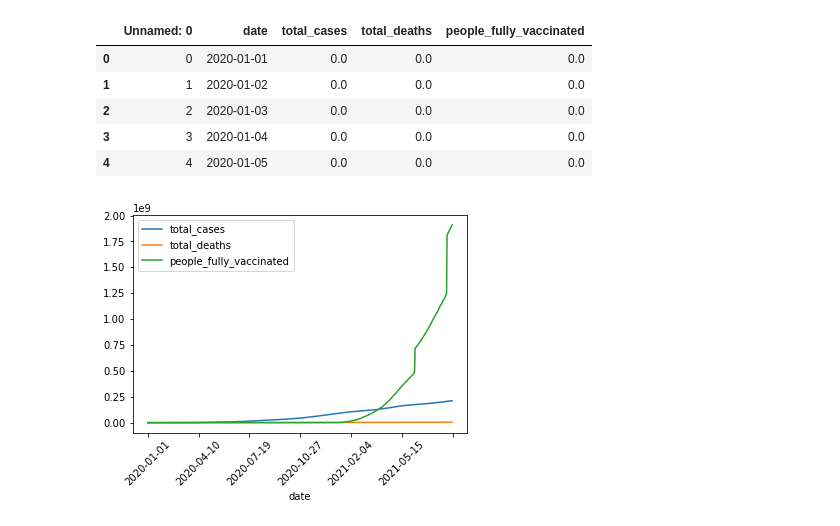
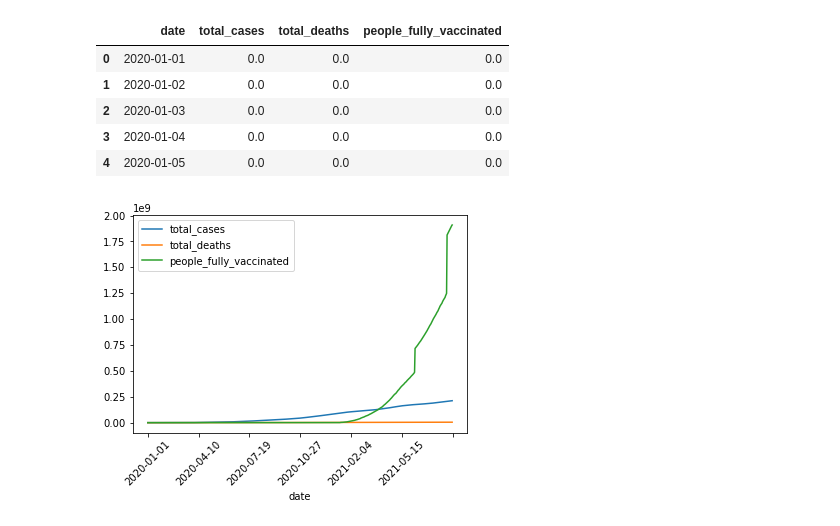
Before and after one commit to snkty8/Test_COVID_Project, a Jupyter notebook: Visuals.ipynb, the cells around one changed output. Cells and saved outputs as stored; diff of their text form; code cells hidden in the pictures.

```diff
--- a/Visuals.ipynb
+++ b/Visuals.ipynb
@@ -4,15 +4,14 @@ import numpy as np
 import matplotlib.pyplot as plt
 # %%
 date_df = pd.read_csv("./Resources/total_cases_per_date.csv")
-date_df.drop(['Unnamed: 0'], axis = 1)
 date_df.head()
 # %% [output]
-|  | Unnamed: 0 | date | total_cases | total_deaths | people_fully_vaccinated |
-| 0 | 0 | 2020-01-01 | 0.0 | 0.0 | 0.0 |
-| 1 | 1 | 2020-01-02 | 0.0 | 0.0 | 0.0 |
-| 2 | 2 | 2020-01-03 | 0.0 | 0.0 | 0.0 |
-| 3 | 3 | 2020-01-04 | 0.0 | 0.0 | 0.0 |
-| 4 | 4 | 2020-01-05 | 0.0 | 0.0 | 0.0 |
+|  | date | total_cases | total_deaths | people_fully_vaccinated |
+| 0 | 2020-01-01 | 0.0 | 0.0 | 0.0 |
+| 1 | 2020-01-02 | 0.0 | 0.0 | 0.0 |
+| 2 | 2020-01-03 | 0.0 | 0.0 | 0.0 |
+| 3 | 2020-01-04 | 0.0 | 0.0 | 0.0 |
+| 4 | 2020-01-05 | 0.0 | 0.0 | 0.0 |
 # %%
 date_df.plot(x='date', y=['total_cases', 'total_deaths', 'people_fully_vaccinated'])
 plt.xticks(rotation=45)
```
Also changed, not shown: parts of 1 cell of this notebook, 2 other files.
